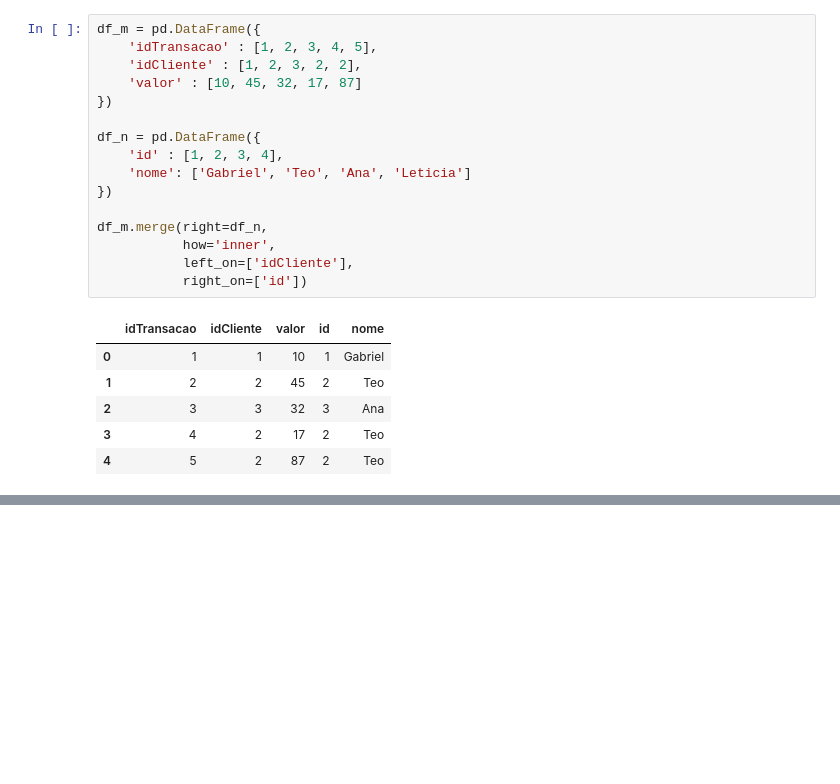
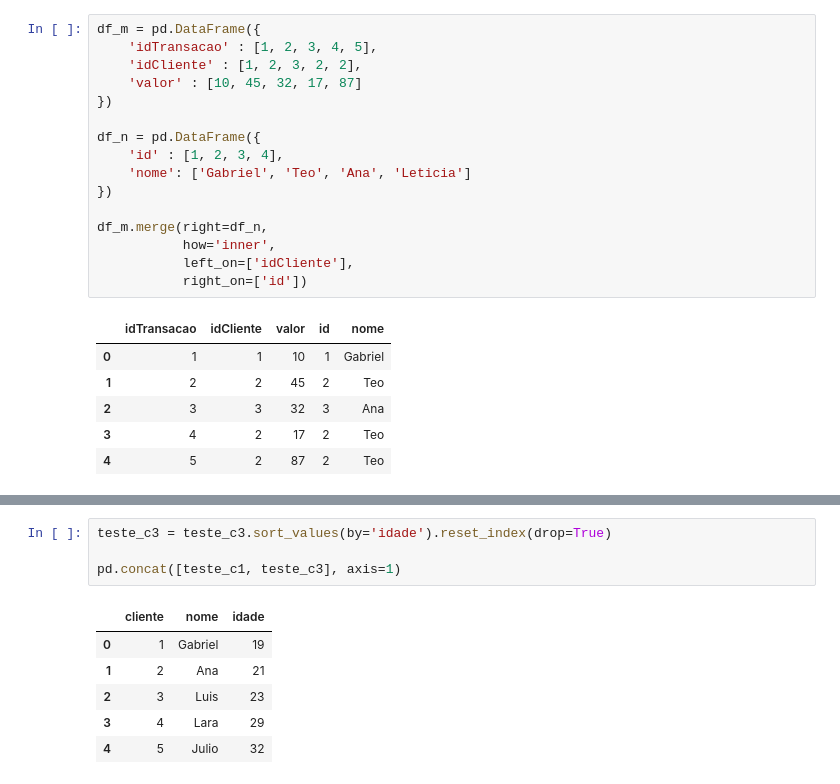
Before and after one commit to ga-lim/gabriel-estuda-dados, a Jupyter notebook: estudos-pandas/pandas_general.ipynb, the cells around one changed output, grey strips where cells are left out. Drawn from its saved outputs; the diff is of its cells as text; blank space fills up the shorter version.

```diff
--- a/estudos-pandas/pandas_general.ipynb
+++ b/estudos-pandas/pandas_general.ipynb
@@ -1050,0 +1089,11 @@ df_m.merge(right=df_n,
+# %%
+teste_c3 = teste_c3.sort_values(by='idade').reset_index(drop=True)
+
+pd.concat([teste_c1, teste_c3], axis=1)
+# %% [output]
+|  | cliente | nome | idade |
+| 0 | 1 | Gabriel | 19 |
+| 1 | 2 | Ana | 21 |
+| 2 | 3 | Luis | 23 |
+| 3 | 4 | Lara | 29 |
+| 4 | 5 | Julio | 32 |
```
Also changed, not shown: parts of 3 cells of this notebook.
